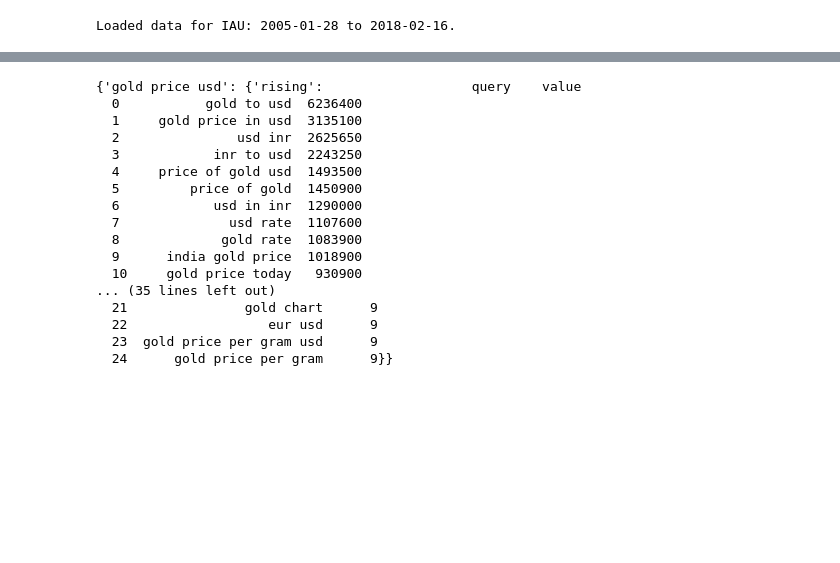
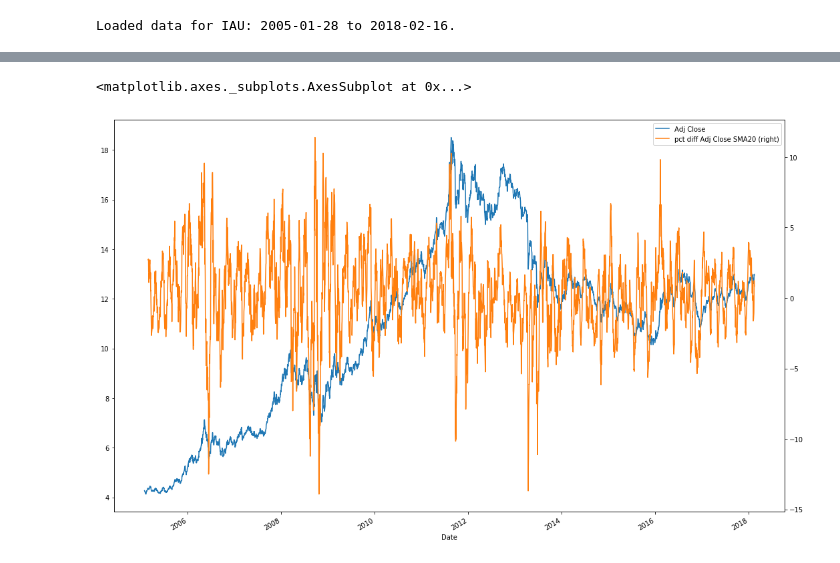
Before and after one commit to matthewrcarpenter/finance, a Jupyter notebook: Finance-Test-Yahoo.ipynb, the cells around one changed output, grey strips where cells are left out. Cells and saved outputs as stored; diff of their text form; code cells hidden in the pictures; blank space fills up the shorter version.

```diff
--- a/Finance-Test-Yahoo.ipynb
+++ b/Finance-Test-Yahoo.ipynb
@@ -42,2 +59,8 @@ data.tail()
+# %%
+plot_data = data[['Adj Close', 'pct diff Adj Close SMA20']]#, '%diff Adj Close SMA200']]
+plot_data.plot(secondary_y = ['pct diff Adj Close SMA20'])#, '%diff Adj Close SMA20'])
+# %% [output]
+<matplotlib.axes._subplots.AxesSubplot at 0x...>
+[figure, added]
 # %%
 search = "gold price usd"
@@ -45,20 +68,0 @@ trends, related_queries = fat.get_google_trends(data, search)
-# %%
-related_queries
-# %% [output]
-{'gold price usd': {'rising':                   query    value
-  0           gold to usd  6236400
-  1     gold price in usd  3135100
-  2               usd inr  2625650
-  3            inr to usd  2243250
-  4     price of gold usd  1493500
-  5         price of gold  1450900
-  6            usd in inr  1290000
-  7              usd rate  1107600
-  8             gold rate  1083900
-  9      india gold price  1018900
-  10     gold price today   930900
-... (35 lines left out)
-  21               gold chart      9
-  22                  eur usd      9
-  23  gold price per gram usd      9
-  24      gold price per gram      9}}
```
Also changed, not shown: parts of 14 cells of this notebook, 2 other files.
